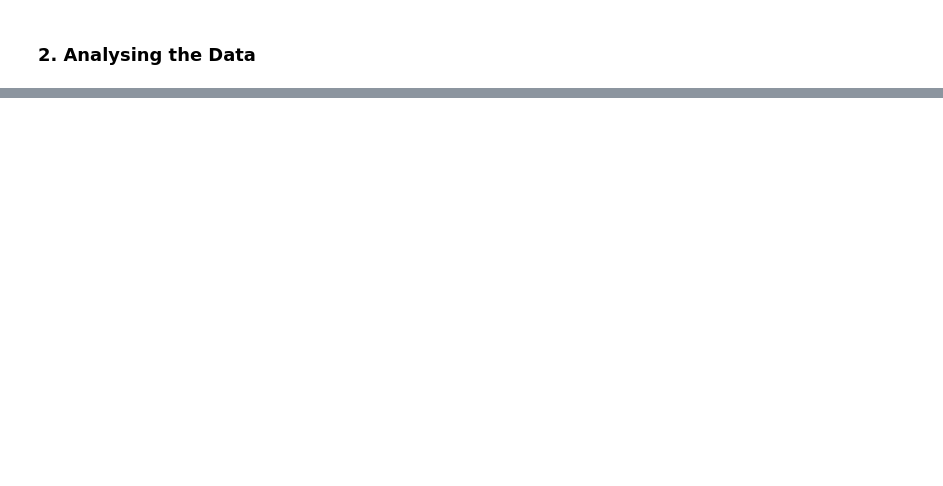
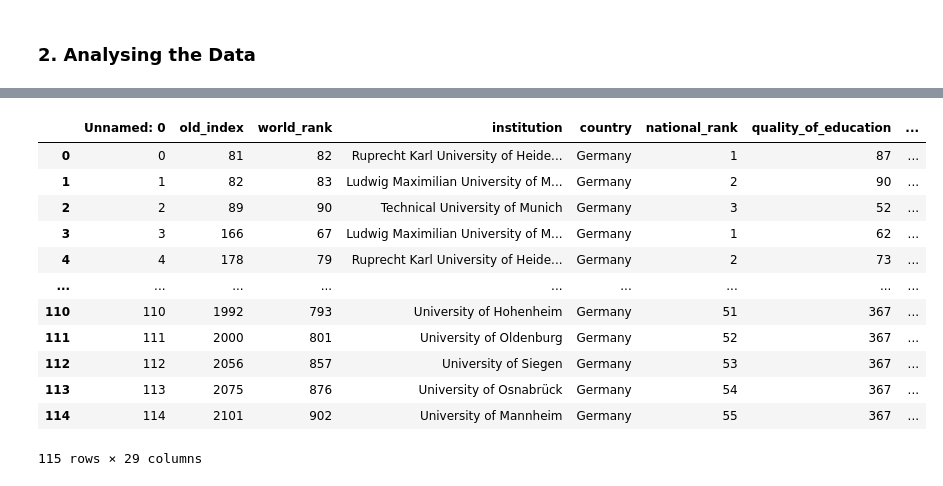
Before and after one commit to reemakk/group-3, a Jupyter notebook: Data_analysis.ipynb, the cells around one changed output, grey strips where cells are left out. Cells and saved outputs as stored; diff of their text form; code cells hidden in the pictures; blank space fills up the shorter version.

```diff
--- a/Data_analysis.ipynb
+++ b/Data_analysis.ipynb
@@ -54,3 +214,19 @@ population_only_adjusteddata=pd.read_excel(r"data\Adjusted_Population_Data.xlsx"
+# %%
+Uni4U_Data
+# %% [output]
+|  | Unnamed: 0 | old_index | world_rank | institution | country | national_rank | quality_of_education | ... |
+| 0 | 0 | 81 | 82 | Ruprecht Karl University of Heide... | Germany | 1 | 87 | ... |
+| 1 | 1 | 82 | 83 | Ludwig Maximilian University of M... | Germany | 2 | 90 | ... |
+| 2 | 2 | 89 | 90 | Technical University of Munich | Germany | 3 | 52 | ... |
+| 3 | 3 | 166 | 67 | Ludwig Maximilian University of M... | Germany | 1 | 62 | ... |
+| 4 | 4 | 178 | 79 | Ruprecht Karl University of Heide... | Germany | 2 | 73 | ... |
+| ... | ... | ... | ... | ... | ... | ... | ... | ... |
+| 110 | 110 | 1992 | 793 | University of Hohenheim | Germany | 51 | 367 | ... |
+| 111 | 111 | 2000 | 801 | University of Oldenburg | Germany | 52 | 367 | ... |
+| 112 | 112 | 2056 | 857 | University of Siegen | Germany | 53 | 367 | ... |
+| 113 | 113 | 2075 | 876 | University of Osnabrück | Germany | 54 | 367 | ... |
+| 114 | 114 | 2101 | 902 | University of Mannheim | Germany | 55 | 367 | ... |
+115 rows × 29 columns
 # %%
 #Here you can get a Boxplot for the wanted city and the wanted column:
 searched_city=appartments_only_adjusteddata[appartments_only_adjusteddata["regio2"]== input("Please type in the city name.")]
```
Also changed, not shown: parts of 33 cells of this notebook, 1 other file.
